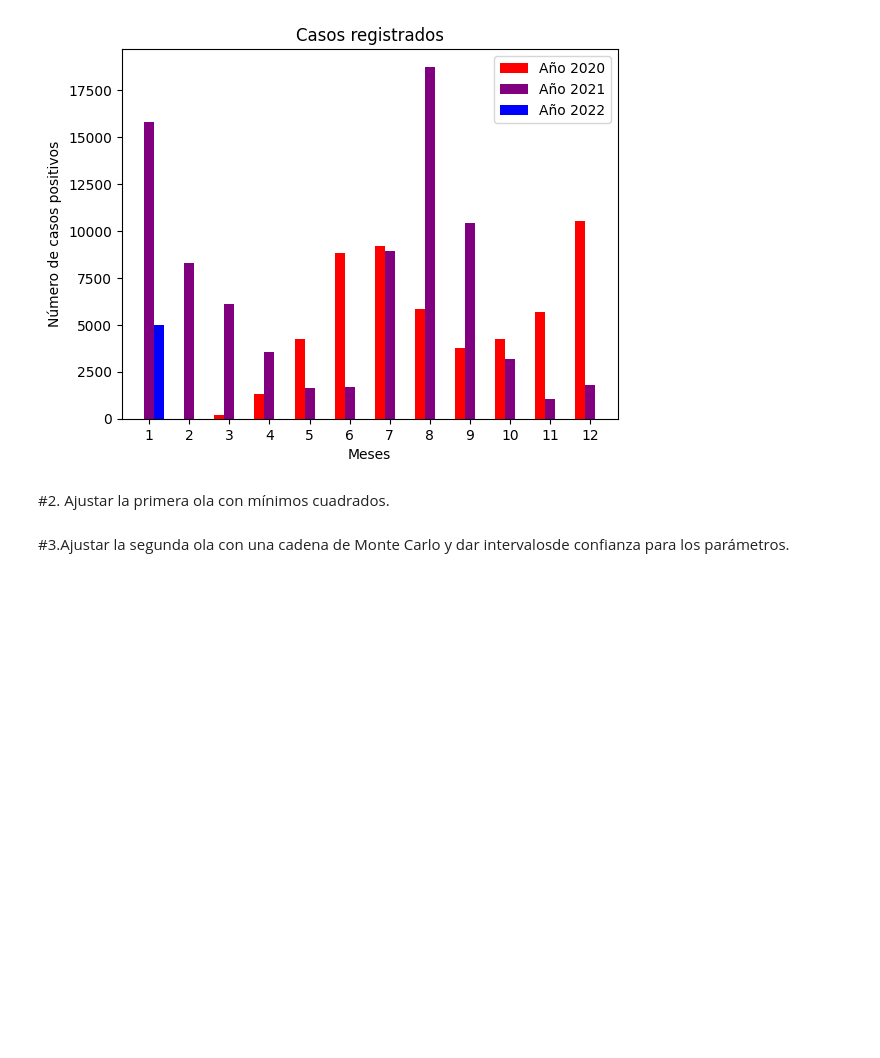
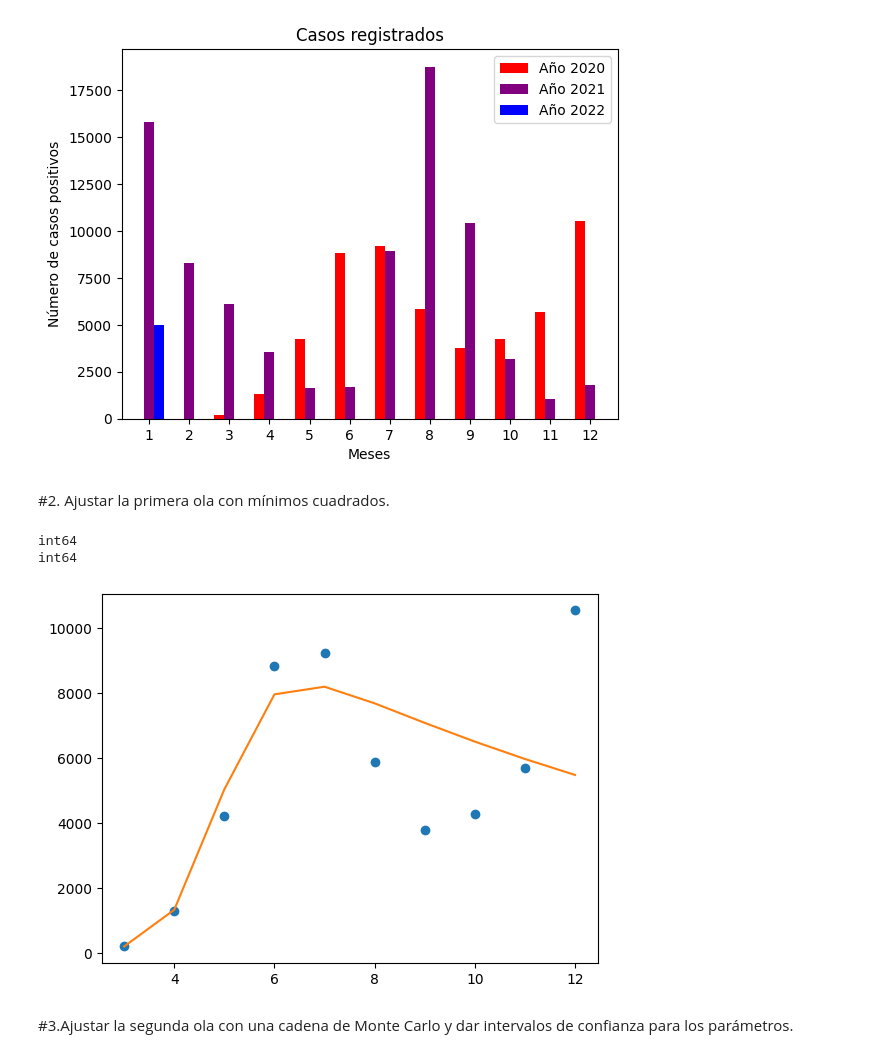
Before and after one commit to KarenLira25/Proyecto1_AnalisisDatos, a Jupyter notebook: Tarea3_Ajuste_parametros.ipynb, the cells around one changed output. Saved outputs shown, nothing was run; the diff lists cells and outputs as text; code cells hidden in the pictures; blank space fills up the shorter version.

```diff
--- a/Tarea3_Ajuste_parametros.ipynb
+++ b/Tarea3_Ajuste_parametros.ipynb
@@ -96,5 +96,52 @@ Text(0, 0.5, 'Número de casos positivos')
 [figure]
 # %% [markdown]
 #2. Ajustar la primera ola con mínimos cuadrados.
+# %%
+print(Año2020['FECHA_SINTOMAS'].dtypes)
+print(Año2020['positivo'].dtypes)
+# %% [output]
+int64
+int64
+# %%
+from scipy import integrate, optimize
+
+##seleccionar los datos que sean del año 2020
+tiempo=Año2020['FECHA_SINTOMAS']
+positivos=Año2020['positivo']
+
+#convertir los datos a tipo flotante
+tiempo = np.array(tiempo, dtype=float)
+positivos = np.array(positivos, dtype=float)
+
+#Modelor SIR
+def SIR(y, t, beta, gamma):
+    S = y[0]
+    I = y[1]
+    R = y[2]
+    N=S+I+R
+
+    dS = -beta * S*I/N
+    dI = beta * S*I/N - gamma*I
+    dR = gamma*I
+    return dS, dI, dR
+
+def fit_odeint(t, gamma, beta):
+    return integrate.odeint(SIR, (S0, I0, R0), t, args=(beta, gamma))[:,1]
+
+#Resolver el modelo
+N = 10000.0
+I0 = positivos[0]
+S0 = N - I0
+R0 = 0.0
+
+popt, pcov = optimize.curve_fit(fit_odeint, tiempo, positivos)
+fitted = fit_odeint(tiempo, *popt)
+
+#Gráfica
+plt.plot(tiempo, positivos, 'o')
+plt.plot(tiempo, fitted)
+plt.show()
+# %% [output]
+[figure, added]
 # %% [markdown]
-#3.Ajustar la segunda ola con una cadena de Monte Carlo y dar intervalosde confianza para los parámetros.
+#3.Ajustar la segunda ola con una cadena de Monte Carlo y dar intervalos de confianza para los parámetros.
```
Also changed, not shown: parts of 10 cells of this notebook.
